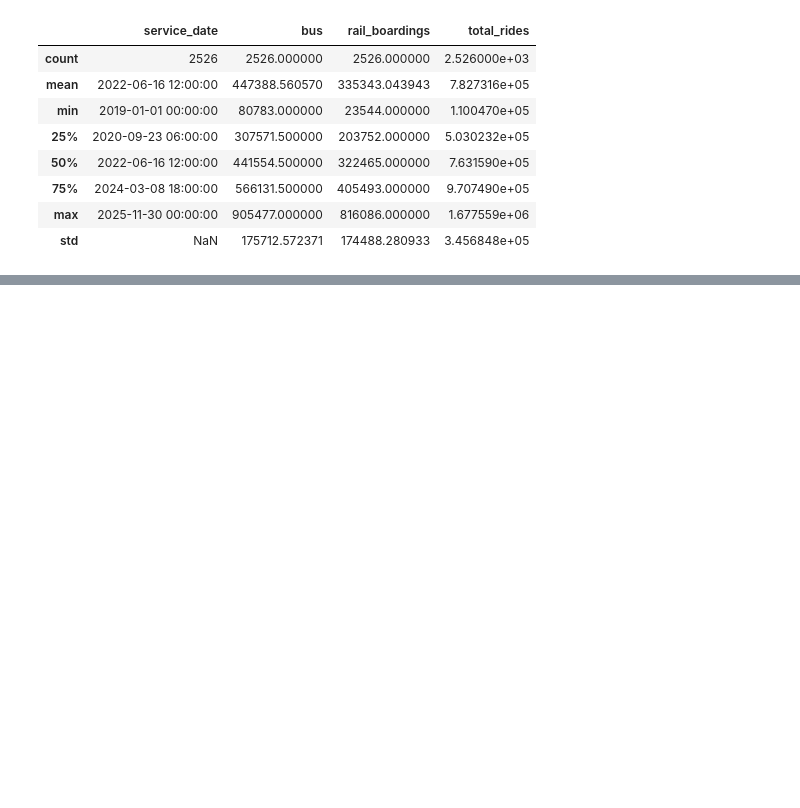
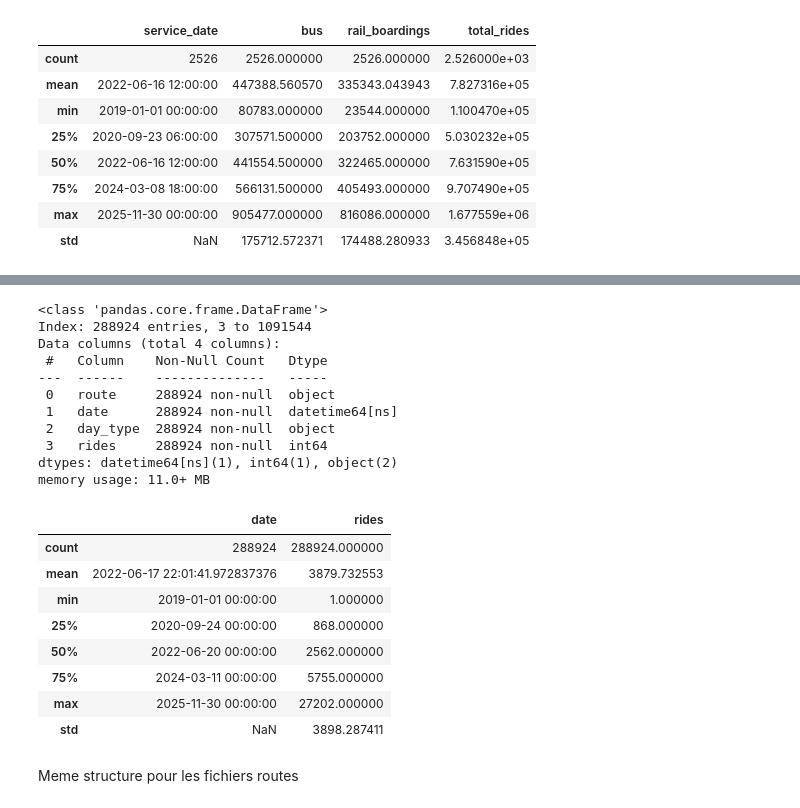
Before and after one commit to Chaimaa-Maach/urban-transit-ridership-analysis-powerbi, a Jupyter notebook: notebooks/Nettoyage.ipynb, the cells around one changed output, grey strips where cells are left out. Drawn from its saved outputs; the diff is of its cells as text; code cells hidden in the pictures; blank space fills up the shorter version.

```diff
--- a/notebooks/Nettoyage.ipynb
+++ b/notebooks/Nettoyage.ipynb
@@ -5,8 +5,10 @@ import pandas as pd
 PHI_route = "../data/raw/Average_Daily_Ridership_By_Route - City of Philadelphia.csv"
 PHI_mode = "../data/raw/Average_Daily_Ridership_By_Mode - City of Philadelphia.csv"
 CHI_mode = "../data/raw/cta-ridership-daily-boarding-totals-20260203-69820a3f9df63091665572.xlsx"
+CHI_route = "../data/raw/chicago_ridership_all_routes.csv"
 # %%
 # Chargement des fichiers dans des dataframes
 df_phi_route = pd.read_csv(PHI_route)
 df_phi_mode = pd.read_csv(PHI_mode)
 df_chi_mode = pd.read_excel(CHI_mode, engine="openpyxl")
+df_chi_route = pd.read_csv(CHI_route)
@@ -95,0 +127,3 @@ df_phi_mode.head(15)
+# %%
+df_chi_route.info()
+df_chi_route["date"] = pd.to_datetime(df_chi_route["date"])
@@ -95,0 +142,28 @@ df_phi_mode.head(15)
+# %%
+# Nettoyage du fichier excel : "Supprimer les lignes < 2019"
+df_chi_route = df_chi_route[~df_chi_route['date'].dt.year.between(2001, 2018)]
+df_chi_route.info()
+df_chi_route.describe()
+# %% [output]
+<class 'pandas.core.frame.DataFrame'>
+Index: 288924 entries, 3 to 1091544
+Data columns (total 4 columns):
+ #   Column    Non-Null Count   Dtype
+---  ------    --------------   -----
+ 0   route     288924 non-null  object
+ 1   date      288924 non-null  datetime64[ns]
+ 2   day_type  288924 non-null  object
+ 3   rides     288924 non-null  int64
+dtypes: datetime64[ns](1), int64(1), object(2)
+memory usage: 11.0+ MB
+|  | date | rides |
+| count | 288924 | 288924.000000 |
+| mean | 2022-06-17 22:01:41.972837376 | 3879.732553 |
+| min | 2019-01-01 00:00:00 | 1.000000 |
+| 25% | 2020-09-24 00:00:00 | 868.000000 |
+| 50% | 2022-06-20 00:00:00 | 2562.000000 |
+| 75% | 2024-03-11 00:00:00 | 5755.000000 |
+| max | 2025-11-30 00:00:00 | 27202.000000 |
+| std | NaN | 3898.287411 |
+# %% [markdown]
+Meme structure pour les fichiers routes
```
Also changed, not shown: parts of 31 cells of this notebook, 5 other files.
